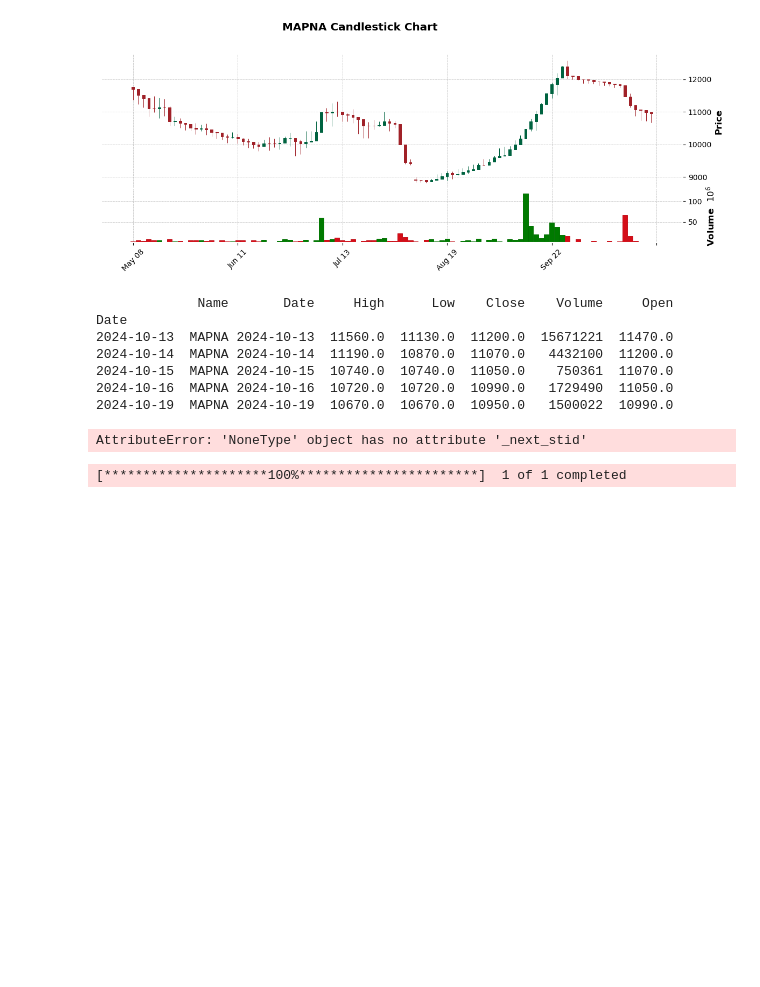
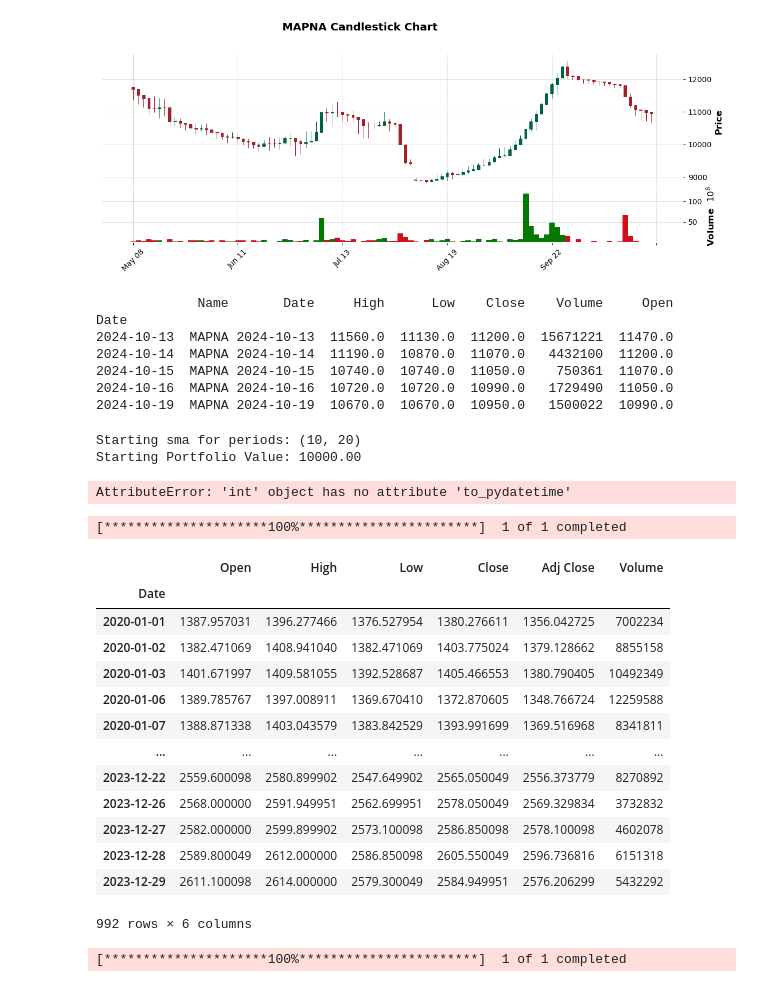
Before and after one commit to ParsaMohammadpour/backtest-linearRegression, a Jupyter notebook: sample.ipynb, the cells around one changed output. Drawn from its saved outputs; the diff is of its cells as text; code cells hidden in the pictures; blank space fills up the shorter version.

```diff
--- a/sample.ipynb
+++ b/sample.ipynb
@@ -94,12 +94,35 @@ from backtest.simulator.bakctest_simulator import BackTestSimulator
 from stock_holder import StockHolder
 
 
-stock_holder = StockHolder()
+stock_holder = StockHolder('stock-samples/')
 
 sim = BackTestSimulator(stock_holder.get_samples(), stock_holder.get_stock_names(), [(10, 20), (10, 30), (20, 50), (20, 30)])
 sim.simulate()
 # %% [output]
-AttributeError: 'NoneType' object has no attribute '_next_stid'
+Starting sma for periods: (10, 20)
+Starting Portfolio Value: 10000.00
+AttributeError: 'int' object has no attribute 'to_pydatetime'
+# %%
+import yfinance as yf
+
+data_df = yf.download('RELIANCE.NS', start='2020-01-01', end='2024-01-01')
+data_df
+# %% [output]
+[*********************100%***********************]  1 of 1 completed
+|  | Open | High | Low | Close | Adj Close | Volume |
+| Date |  |  |  |  |  |  |
+| 2020-01-01 | 1387.957031 | 1396.277466 | 1376.527954 | 1380.276611 | 1356.042725 | 7002234 |
+| 2020-01-02 | 1382.471069 | 1408.941040 | 1382.471069 | 1403.775024 | 1379.128662 | 8855158 |
+| 2020-01-03 | 1401.671997 | 1409.581055 | 1392.528687 | 1405.466553 | 1380.790405 | 10492349 |
+| 2020-01-06 | 1389.785767 | 1397.008911 | 1369.670410 | 1372.870605 | 1348.766724 | 12259588 |
+| 2020-01-07 | 1388.871338 | 1403.043579 | 1383.842529 | 1393.991699 | 1369.516968 | 8341811 |
+| ... | ... | ... | ... | ... | ... | ... |
+| 2023-12-22 | 2559.600098 | 2580.899902 | 2547.649902 | 2565.050049 | 2556.373779 | 8270892 |
+| 2023-12-26 | 2568.000000 | 2591.949951 | 2562.699951 | 2578.050049 | 2569.329834 | 3732832 |
+| 2023-12-27 | 2582.000000 | 2599.899902 | 2573.100098 | 2586.850098 | 2578.100098 | 4602078 |
+| 2023-12-28 | 2589.800049 | 2612.000000 | 2586.850098 | 2605.550049 | 2596.736816 | 6151318 |
+| 2023-12-29 | 2611.100098 | 2614.000000 | 2579.300049 | 2584.949951 | 2576.206299 | 5432292 |
+992 rows × 6 columns
 # %%
 import backtrader as bt
 import datetime
```
Also changed, not shown: parts of 2 cells of this notebook, 4 other files.
